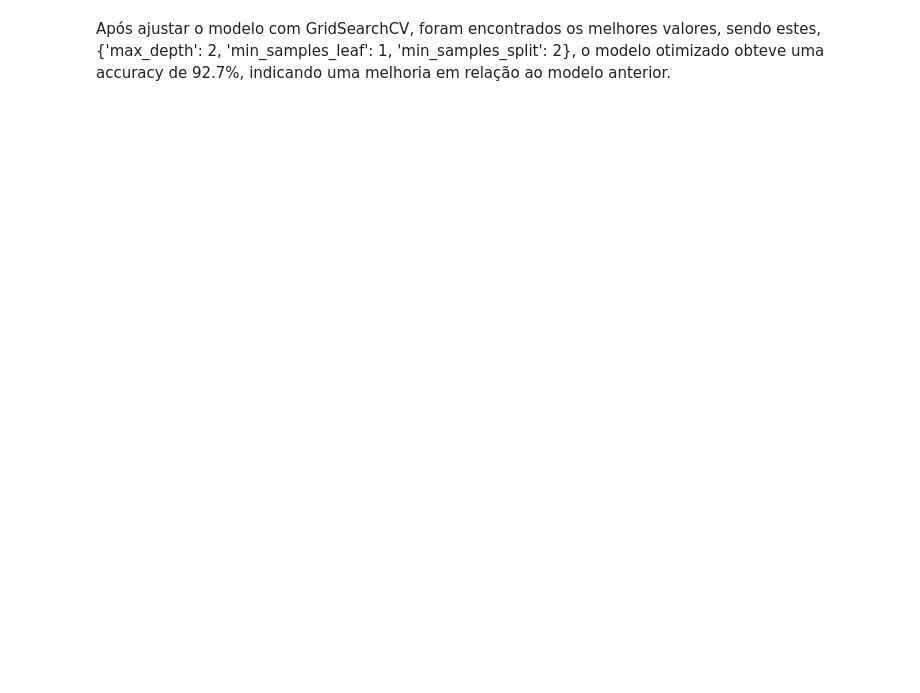
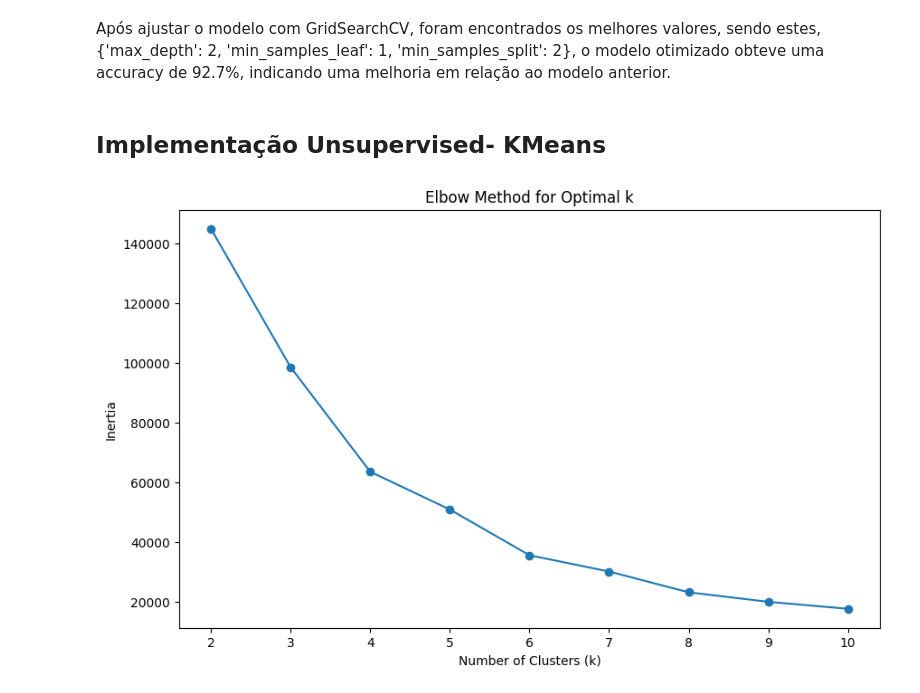
Before and after one commit to Andrezz1/IA24_P03_TP02, a Jupyter notebook: main.ipynb, the cells around one changed output. Drawn from its saved outputs; the diff is of its cells as text; code cells hidden in the pictures; blank space fills up the shorter version.

Commit message:
unsupervised

```diff
--- a/main.ipynb
+++ b/main.ipynb
@@ -453,2 +456,28 @@ print(grid_search.best_params_)
 # %% [markdown]
 Após ajustar o modelo com GridSearchCV, foram encontrados os melhores valores, sendo estes, {'max_depth': 2, 'min_samples_leaf': 1, 'min_samples_split': 2}, o modelo otimizado obteve uma accuracy de 92.7%, indicando uma melhoria em relação ao modelo anterior.
+# %% [markdown]
+## Implementação Unsupervised- KMeans
+# %%
+data_scaled = data_cleaned[['crim', 'rad', 'age']]
+
+# Inicializar listas para resultados
+inertia = []
+silhouette_scores = []
+k_values = range(2, 11)
+
+# Testar valores de k de 2 a 10
+for k in k_values:
+    kmeans = KMeans(n_clusters=k, random_state=1234)
+    kmeans.fit(data_scaled)
+    inertia.append(kmeans.inertia_)
+    silhouette_scores.append(silhouette_score(data_scaled, kmeans.labels_))
+
+# Gráfico do Elbow Method
+plt.figure(figsize=(10, 6))
+plt.plot(k_values, inertia, marker='o')
+plt.xlabel('Number of Clusters (k)')
+plt.ylabel('Inertia')
+plt.title('Elbow Method for Optimal k')
+plt.show()
+# %% [output]
+[figure, added]
```
Also changed, not shown: parts of 11 cells of this notebook.
